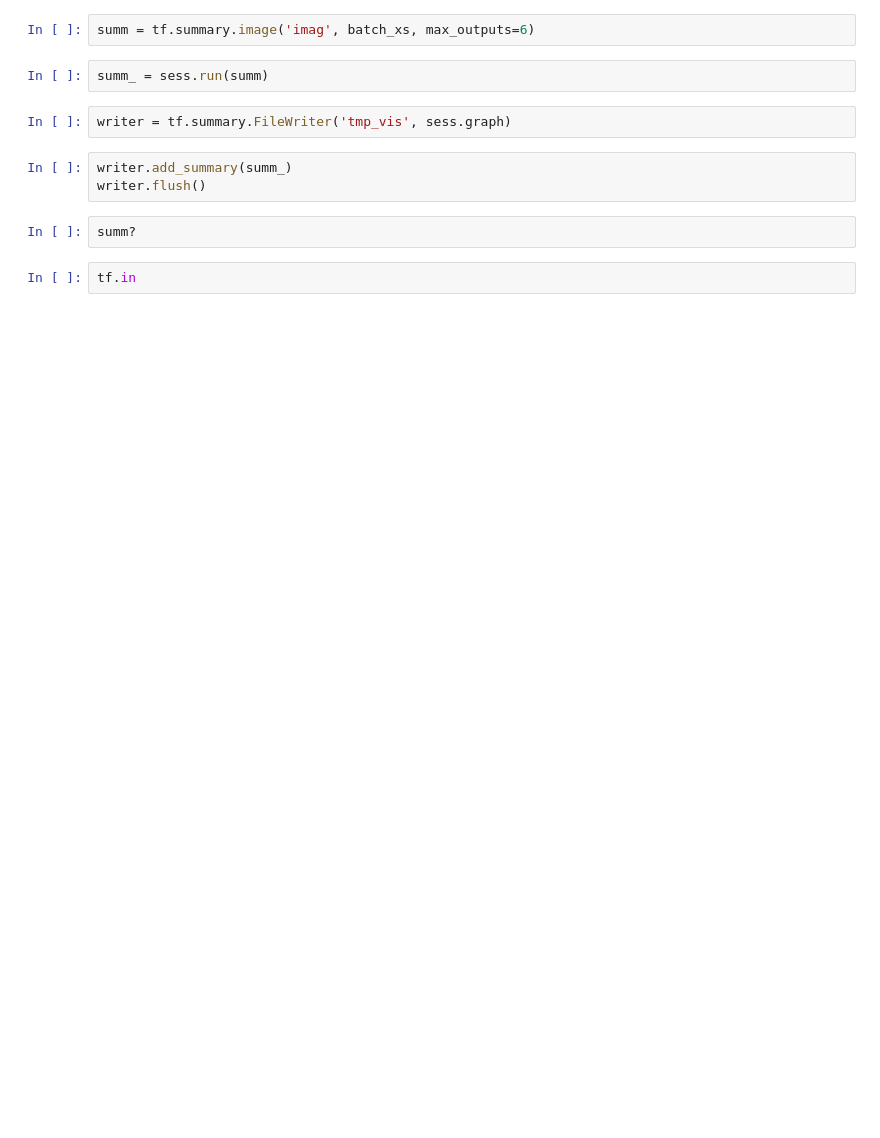
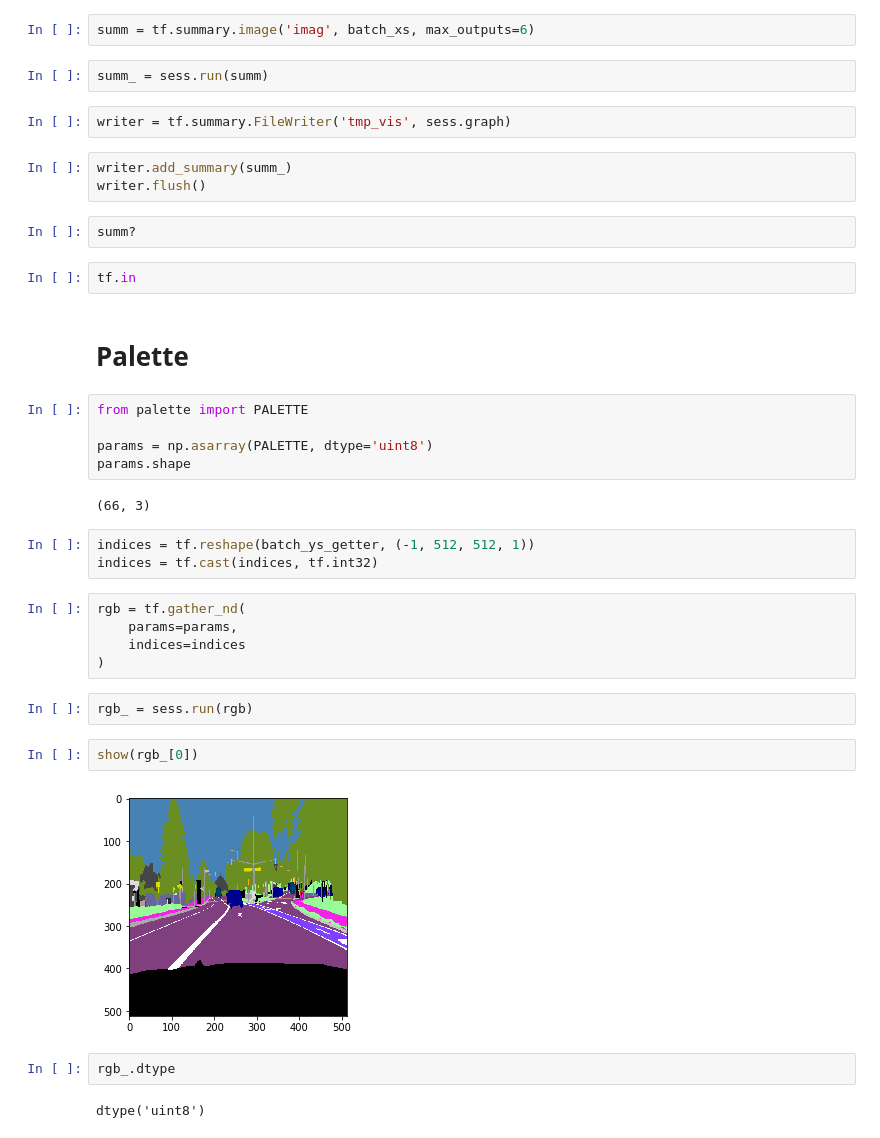
Before and after one commit to mikolajblaz/uw-unet, a Jupyter notebook: train-dev.ipynb, the cells around one changed output. Cells and saved outputs as stored; diff of their text form; blank space fills up the shorter version.

Commit message:
Add palette

```diff
--- a/train-dev.ipynb
+++ b/train-dev.ipynb
@@ -287,3 +301,30 @@ writer.flush()
 summ?
 # %%
 tf.in
+# %% [markdown]
+# Palette
+# %%
+from palette import PALETTE
+
+params = np.asarray(PALETTE, dtype='uint8')
+params.shape
+# %% [output]
+(66, 3)
+# %%
+indices = tf.reshape(batch_ys_getter, (-1, 512, 512, 1))
+indices = tf.cast(indices, tf.int32)
+# %%
+rgb = tf.gather_nd(
+    params=params,
+    indices=indices
+)
+# %%
+rgb_ = sess.run(rgb)
+# %%
+show(rgb_[0])
+# %% [output]
+[figure, added]
+# %%
+rgb_.dtype
+# %% [output]
+dtype('uint8')
```
Also changed, not shown: parts of 4 cells of this notebook, 2 other files.
